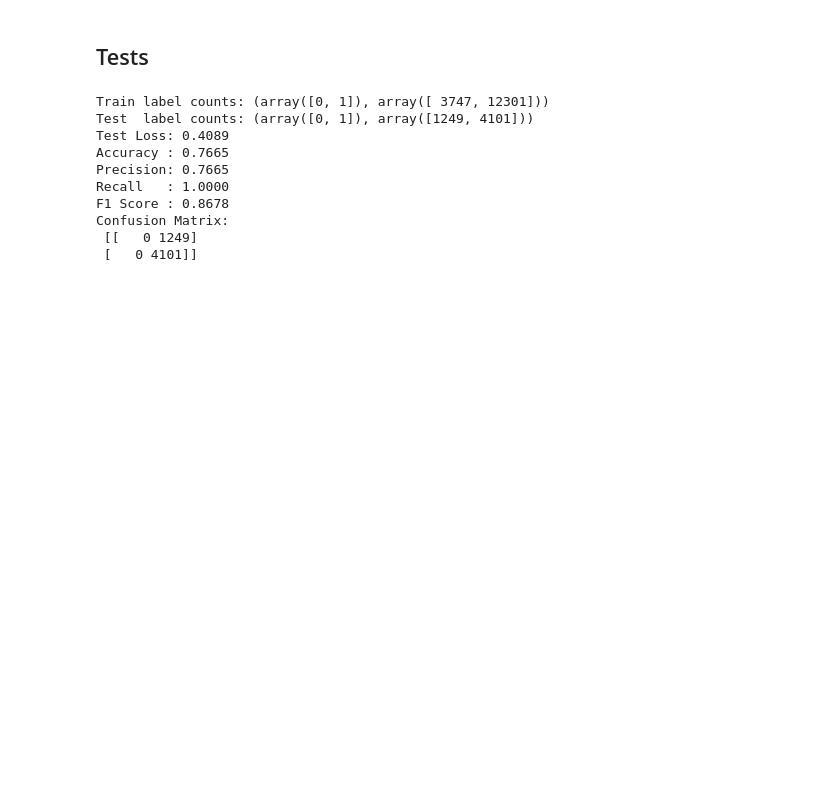
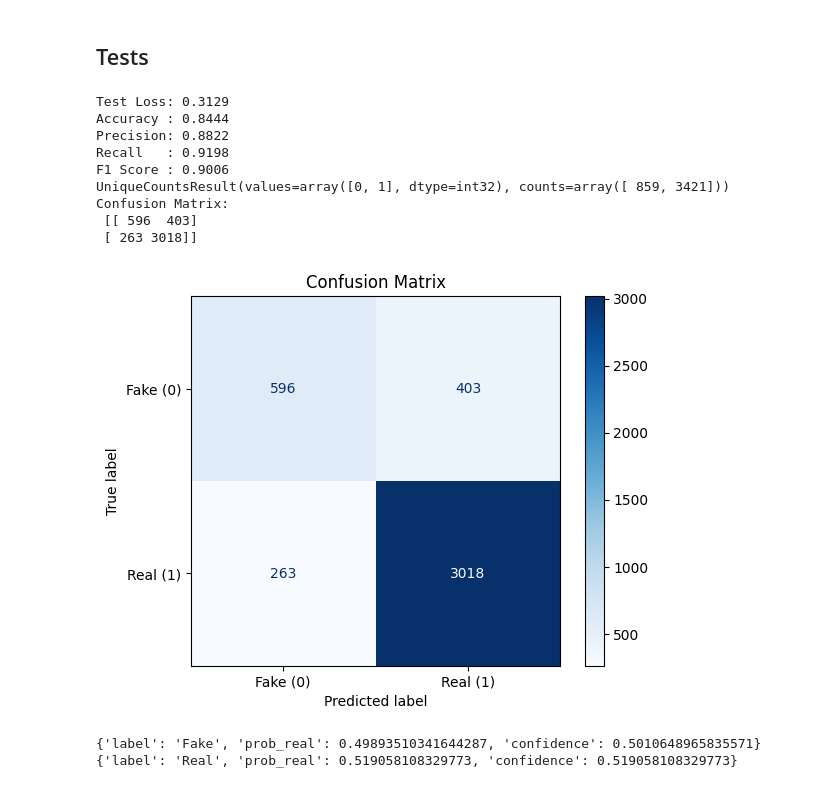
Before and after one commit to Natidev/GDG_AI-Ml_track_2025-26, a Jupyter notebook: FakeNews_nn/notebook.ipynb, the cells around one changed output. Drawn from its saved outputs; the diff is of its cells as text; code cells hidden in the pictures; blank space fills up the shorter version.

```diff
--- a/FakeNews_nn/notebook.ipynb
+++ b/FakeNews_nn/notebook.ipynb
@@ -124,7 +133,7 @@ df.head()
 from sklearn.model_selection import train_test_split
 X=df['combined_txt']
 Y = df["real"].astype(int).to_numpy()
-x_train_raw, x_test_raw,y_train,y_test = train_test_split(X,Y, stratify=Y, random_state=23)
+x_train_raw, x_test_raw,y_train,y_test = train_test_split(X,Y, stratify=Y, random_state=23,test_size=0.2)
 x_train=vectorizor.fit_transform(x_train_raw)
 x_test=vectorizor.transform(x_test_raw)
 np.unique_counts(y_test)
@@ -184,32 +195,74 @@ epoch 11: Loss: 0.05586371198296547
 ## Tests
 # %%
 from sklearn.metrics import accuracy_score, precision_score, recall_score, f1_score, confusion_matrix
+
 model.eval()
-print("Train label counts:", np.unique(y_train, return_counts=True))
-print("Test  label counts:", np.unique(y_test, return_counts=True))
 with torch.no_grad():
-    logits_dbg = model(x_test_t).squeeze()
-    probs_dbg = torch.sigmoid(logits_dbg)
+    logits = model(x_test_t)                      # raw outputs
+    test_loss = criterion(logits, y_test_t).item()
+
+    probs = torch.sigmoid(logits)                # convert logits -> probabilities
+    preds = (probs >= 0.5).int()                 # class predictions (0/1)
 
 y_true = y_test_t.cpu().numpy().ravel()
 y_pred = preds.cpu().numpy().ravel()
 y_prob = probs.cpu().numpy().ravel()
-np.unique(y_pred, return_counts=True)
 
 print(f"Test Loss: {test_loss:.4f}")
 print(f"Accuracy : {accuracy_score(y_true, y_pred):.4f}")
 print(f"Precision: {precision_score(y_true, y_pred, zero_division=0):.4f}")
 print(f"Recall   : {recall_score(y_true, y_pred, zero_division=0):.4f}")
 print(f"F1 Score : {f1_score(y_true, y_pred, zero_division=0):.4f}")
+print(np.unique_counts(y_pred))
 print("Confusion Matrix:\n", confusion_matrix(y_true, y_pred))
 # %% [output]
-Train label counts: (array([0, 1]), array([ 3747, 12301]))
-Test  label counts: (array([0, 1]), array([1249, 4101]))
-Test Loss: 0.4089
-Accuracy : 0.7665
-Precision: 0.7665
-Recall   : 1.0000
-F1 Score : 0.8678
+Test Loss: 0.3129
+Accuracy : 0.8444
+Precision: 0.8822
+Recall   : 0.9198
+F1 Score : 0.9006
+UniqueCountsResult(values=array([0, 1], dtype=int32), counts=array([ 859, 3421]))
 Confusion Matrix:
- [[   0 1249]
- [   0 4101]]
+ [[ 596  403]
+ [ 263 3018]]
+# %%
+from sklearn.metrics import confusion_matrix, ConfusionMatrixDisplay
+import matplotlib.pyplot as plt
+
+cm = confusion_matrix(y_true, y_pred)
+
+disp = ConfusionMatrixDisplay(confusion_matrix=cm, display_labels=["Fake (0)", "Real (1)"])
+disp.plot(cmap="Blues", values_format="d")
+plt.title("Confusion Matrix")
+plt.show()
+# %% [output]
+[figure, added]
+# %%
+def predict_news_label(headline: str, source_domain: str = ""):
+    """
+    Predict whether a news item is Fake (0) or Real (1) using the trained model.
+    """
+    model.eval()
+
+    clean_title = process_txt(headline)
+    clean_domain = sanitize_domain(source_domain)
+    combined_text = f"{clean_domain} {clean_title}".strip()
+
+    x_vec = vectorizor.transform([combined_text])  # same TF-IDF pipeline
+    x_t = torch.tensor(x_vec.toarray(), dtype=torch.float32)
+
+    with torch.no_grad():
+        logit = model(x_t)
+        prob_real = torch.sigmoid(logit).item()  # P(class=1 => Real)
+
+    label = "Real" if prob_real >= 0.5 else "Fake"
+    confidence = prob_real if label == "Real" else (1 - prob_real)
+
+    return {
+        "label": label,
+        "prob_real": prob_real,
+        "confidence": confidence
+    }
+# %% [output]
+{'label': 'Fake', 'prob_real': 0.49893510341644287, 'confidence': 0.5010648965835571}
+{'label': 'Real', 'prob_real': 0.519058108329773, 'confidence': 0.519058108329773}
```
Also changed, not shown: parts of 7 cells of this notebook.
